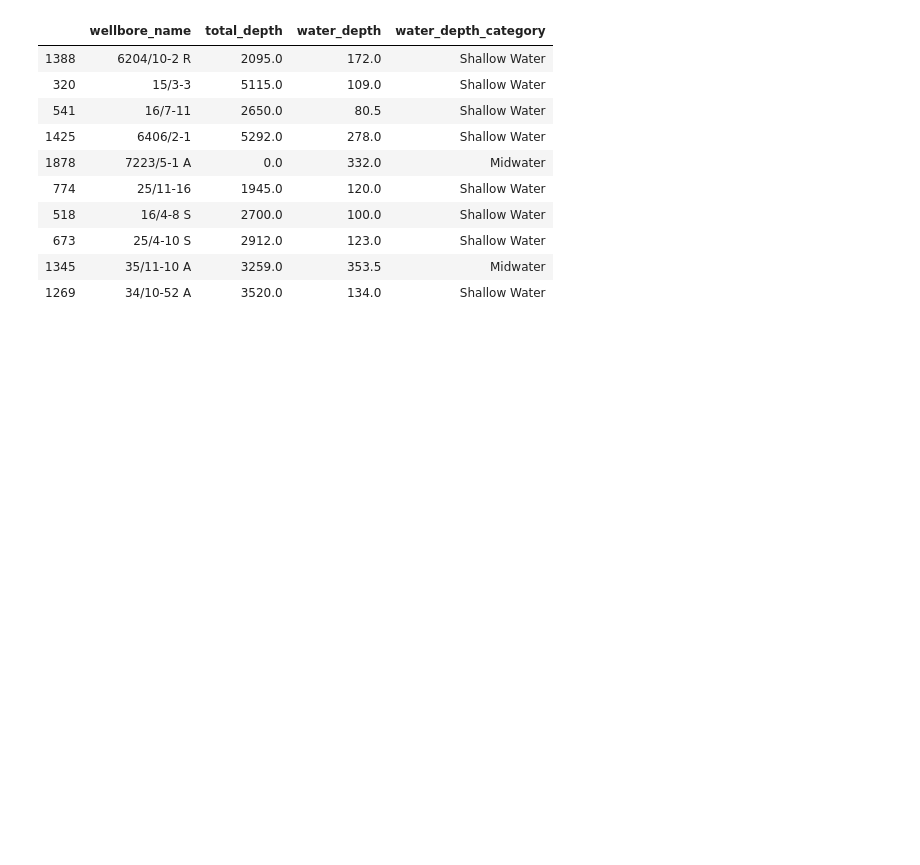
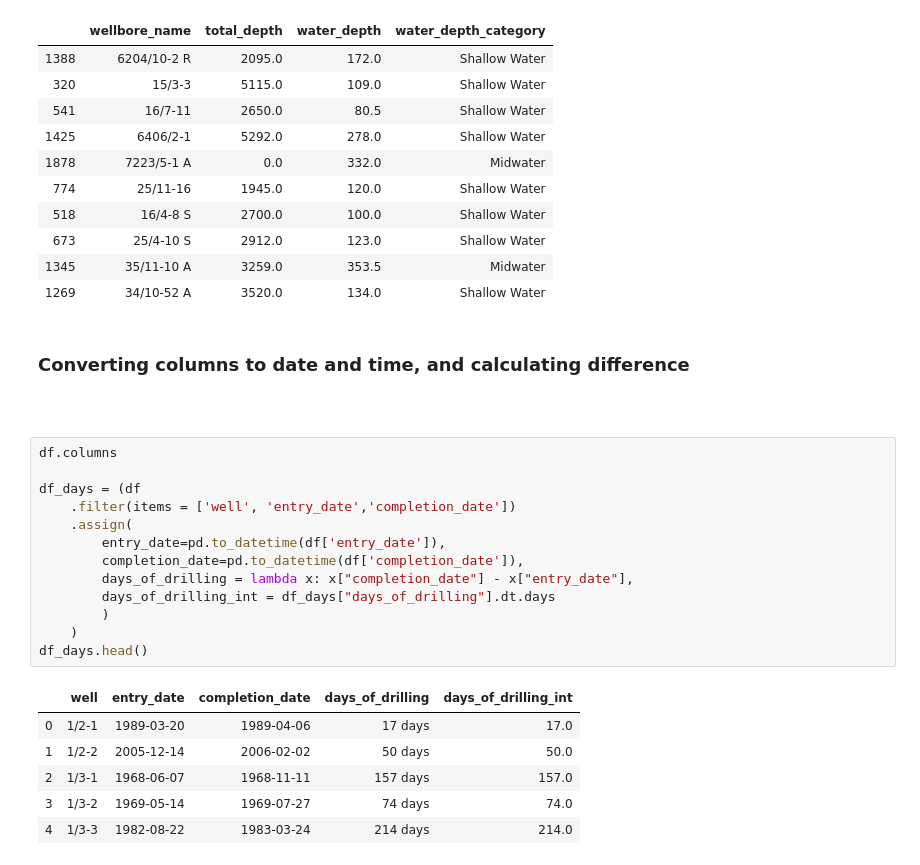
Before and after one commit to baky0905/geoscience-python, a Jupyter notebook: source/notebooks/data_cleaning_dataframes.ipynb, the cells around one changed output. Drawn from its saved outputs; the diff is of its cells as text; blank space fills up the shorter version.

```diff
--- a/source/notebooks/data_cleaning_dataframes.ipynb
+++ b/source/notebooks/data_cleaning_dataframes.ipynb
@@ -498,3 +498,27 @@ df_multiple.sample(10)
 | 673 | 25/4-10 S | 2912.0 | 123.0 | Shallow Water |
 | 1345 | 35/11-10 A | 3259.0 | 353.5 | Midwater |
 | 1269 | 34/10-52 A | 3520.0 | 134.0 | Shallow Water |
+# %% [markdown]
+### Converting columns to date and time, and calculating difference
+# %% [markdown]
+###
+# %%
+df.columns
+
+df_days = (df
+    .filter(items = ['well', 'entry_date','completion_date'])
+    .assign(
+        entry_date=pd.to_datetime(df['entry_date']),
+        completion_date=pd.to_datetime(df['completion_date']),
+        days_of_drilling = lambda x: x["completion_date"] - x["entry_date"],
+        days_of_drilling_int = df_days["days_of_drilling"].dt.days
+        )
+    )
+df_days.head()
+# %% [output]
+|  | well | entry_date | completion_date | days_of_drilling | days_of_drilling_int |
+| 0 | 1/2-1 | 1989-03-20 | 1989-04-06 | 17 days | 17.0 |
+| 1 | 1/2-2 | 2005-12-14 | 2006-02-02 | 50 days | 50.0 |
+| 2 | 1/3-1 | 1968-06-07 | 1968-11-11 | 157 days | 157.0 |
+| 3 | 1/3-2 | 1969-05-14 | 1969-07-27 | 74 days | 74.0 |
+| 4 | 1/3-3 | 1982-08-22 | 1983-03-24 | 214 days | 214.0 |
```
Also changed, not shown: parts of 7 cells of this notebook, 11 other files.
